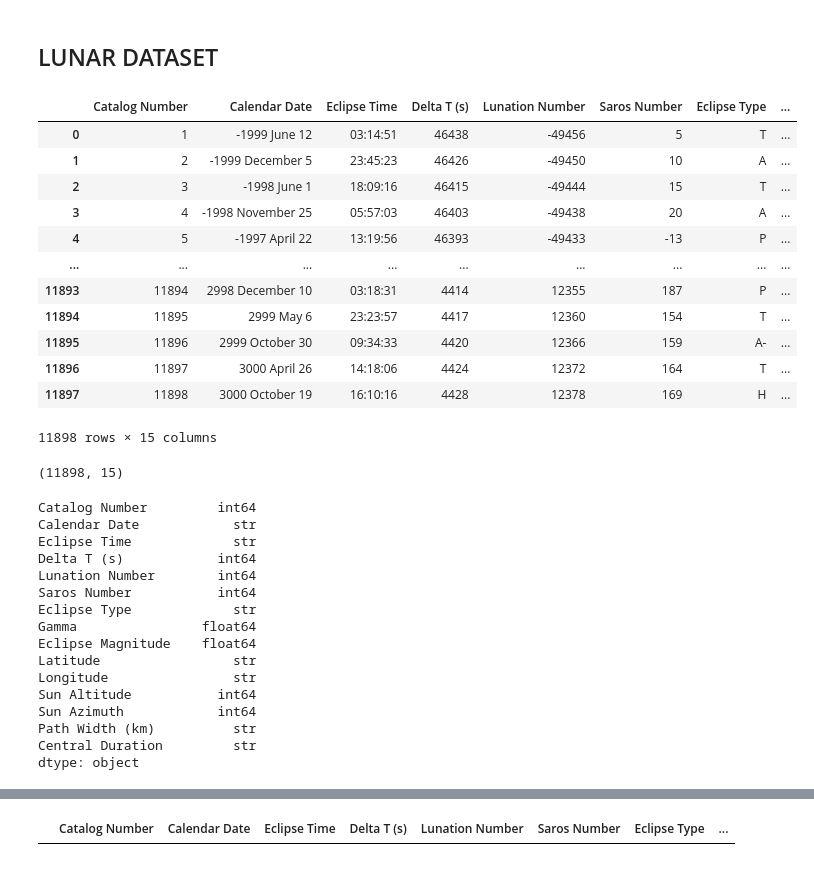
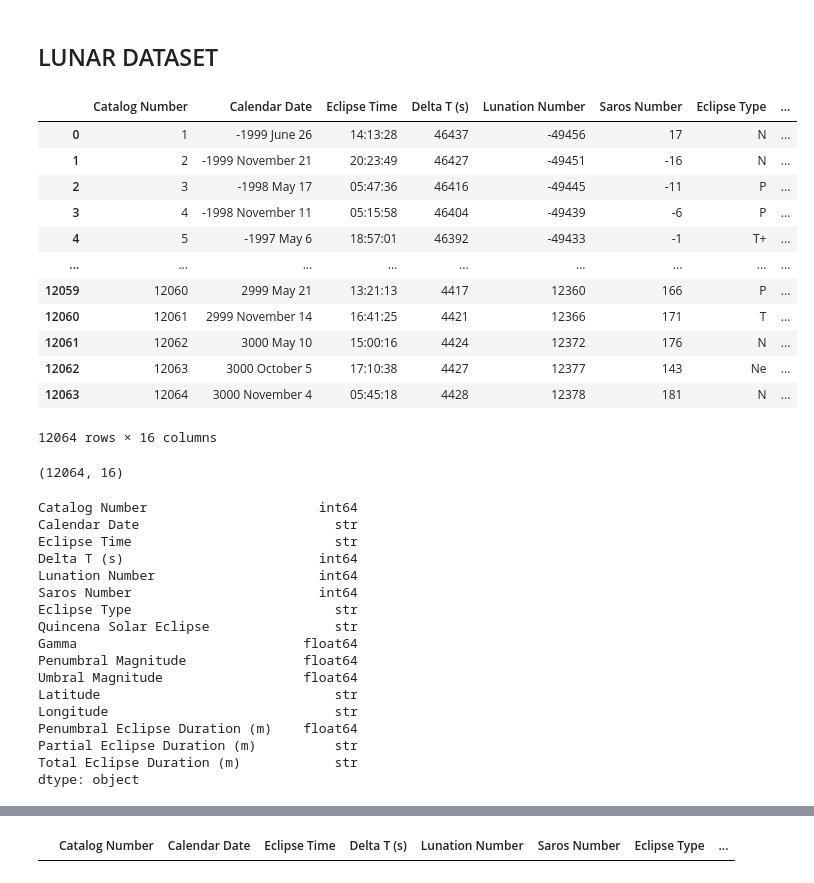
Before and after one commit to mirandalyng/eClipseBord_Miranda_Lyng_Lab, a Jupyter notebook: eda.ipynb, the cells around one changed output, grey strips where cells are left out. Drawn from its saved outputs; the diff is of its cells as text; code cells hidden in the pictures.

```diff
--- a/eda.ipynb
+++ b/eda.ipynb
@@ -129,45 +133,46 @@ solar_df[solar_df.duplicated()]
 ## LUNAR DATASET
 # %%
 
-lunar_df = pd.read_csv(DATA_PATH/"solar.csv")
+lunar_df = pd.read_csv(DATA_PATH/"lunar.csv")
 
 lunar_df
 # %% [output]
 |  | Catalog Number | Calendar Date | Eclipse Time | Delta T (s) | Lunation Number | Saros Number | Eclipse Type | ... |
-| 0 | 1 | -1999 June 12 | 03:14:51 | 46438 | -49456 | 5 | T | ... |
-| 1 | 2 | -1999 December 5 | 23:45:23 | 46426 | -49450 | 10 | A | ... |
-| 2 | 3 | -1998 June 1 | 18:09:16 | 46415 | -49444 | 15 | T | ... |
-| 3 | 4 | -1998 November 25 | 05:57:03 | 46403 | -49438 | 20 | A | ... |
-| 4 | 5 | -1997 April 22 | 13:19:56 | 46393 | -49433 | -13 | P | ... |
+| 0 | 1 | -1999 June 26 | 14:13:28 | 46437 | -49456 | 17 | N | ... |
+| 1 | 2 | -1999 November 21 | 20:23:49 | 46427 | -49451 | -16 | N | ... |
+| 2 | 3 | -1998 May 17 | 05:47:36 | 46416 | -49445 | -11 | P | ... |
+| 3 | 4 | -1998 November 11 | 05:15:58 | 46404 | -49439 | -6 | P | ... |
+| 4 | 5 | -1997 May 6 | 18:57:01 | 46392 | -49433 | -1 | T+ | ... |
 | ... | ... | ... | ... | ... | ... | ... | ... | ... |
-| 11893 | 11894 | 2998 December 10 | 03:18:31 | 4414 | 12355 | 187 | P | ... |
-| 11894 | 11895 | 2999 May 6 | 23:23:57 | 4417 | 12360 | 154 | T | ... |
-| 11895 | 11896 | 2999 October 30 | 09:34:33 | 4420 | 12366 | 159 | A- | ... |
-| 11896 | 11897 | 3000 April 26 | 14:18:06 | 4424 | 12372 | 164 | T | ... |
-| 11897 | 11898 | 3000 October 19 | 16:10:16 | 4428 | 12378 | 169 | H | ... |
+| 12059 | 12060 | 2999 May 21 | 13:21:13 | 4417 | 12360 | 166 | P | ... |
+| 12060 | 12061 | 2999 November 14 | 16:41:25 | 4421 | 12366 | 171 | T | ... |
+| 12061 | 12062 | 3000 May 10 | 15:00:16 | 4424 | 12372 | 176 | N | ... |
+| 12062 | 12063 | 3000 October 5 | 17:10:38 | 4427 | 12377 | 143 | Ne | ... |
+| 12063 | 12064 | 3000 November 4 | 05:45:18 | 4428 | 12378 | 181 | N | ... |
-11898 rows × 15 columns
+12064 rows × 16 columns
 # %%
 lunar_df.shape
 # %% [output]
-(11898, 15)
+(12064, 16)
 # %%
 lunar_df.dtypes
 # %% [output]
-Catalog Number         int64
-Calendar Date            str
-Eclipse Time             str
-Delta T (s)            int64
-Lunation Number        int64
-Saros Number           int64
-Eclipse Type             str
-Gamma                float64
-Eclipse Magnitude    float64
-Latitude                 str
-Longitude                str
-Sun Altitude           int64
-Sun Azimuth            int64
-Path Width (km)          str
-Central Duration         str
+Catalog Number                      int64
+Calendar Date                         str
+Eclipse Time                          str
+Delta T (s)                         int64
+Lunation Number                     int64
+Saros Number                        int64
+Eclipse Type                          str
+Quincena Solar Eclipse                str
+Gamma                             float64
+Penumbral Magnitude               float64
+Umbral Magnitude                  float64
+Latitude                              str
+Longitude                             str
+Penumbral Eclipse Duration (m)    float64
+Partial Eclipse Duration (m)          str
+Total Eclipse Duration (m)            str
 dtype: object
 # %%
 lunar_df.describe()
```
Also changed, not shown: parts of 9 cells of this notebook.
